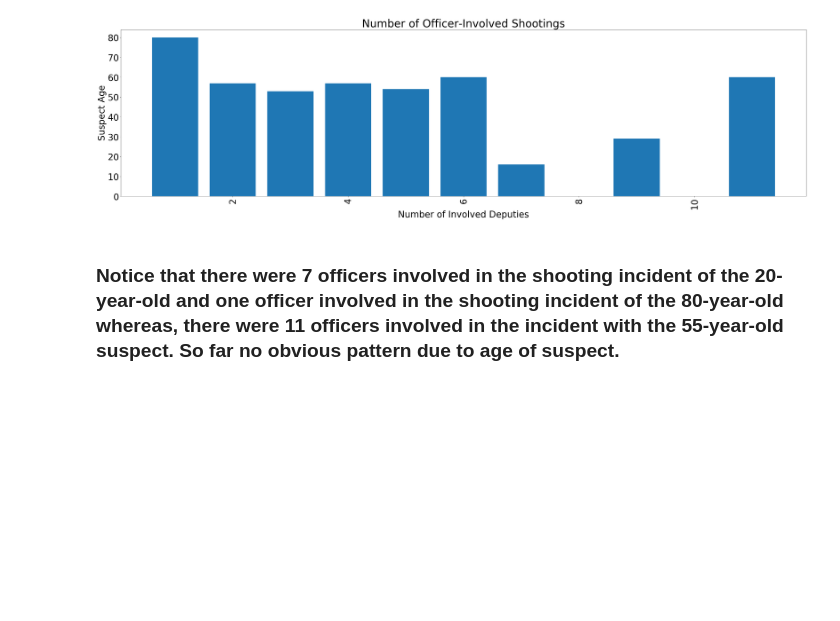
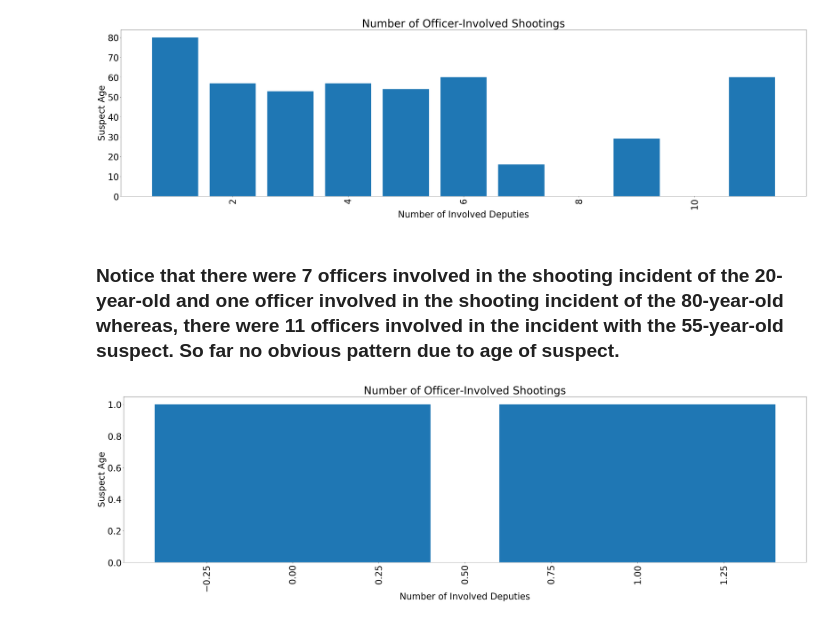
Before and after one commit to SeriousHyena/Sandbox, a Jupyter notebook: Los_Angeles_Police_shootings.ipynb, the cells around one changed output. Cells and saved outputs as stored; diff of their text form; code cells hidden in the pictures; blank space fills up the shorter version.

```diff
--- a/Los_Angeles_Police_shootings.ipynb
+++ b/Los_Angeles_Police_shootings.ipynb
@@ -97,7 +97,7 @@ dtype: int64
 # %% [markdown]
 ## Drop rows with null values by-column name
 # %%
-df = df.dropna(how='any', subset=['on_parole', 'on_probation', 'city', 'reporting_district', 'wounded', 'deceased'])
+df = df.dropna(how='any', subset=['on_parole', 'on_probation', 'city', 'reporting_district', 'wounded', 'deceased', 'under_the_influence'])
 df.isnull().sum()
 new_shape = df.shape[0]
 
@@ -109,6 +111,15 @@ The current number of rows is now  286
 # %% [markdown]
 # Let's fix the 'mental_health_concerns' entries
 ### Let's replace the 'Y' and 'N' values in the 'mental_health_concerns' column with 1 and 0 to make it a binary column so we can do some analysis
+# %%
+
+
+# creating a dict file
+under_influence = {'Y': 1,'N': 0}
+
+# traversing through dataframe
+# values where key matches
+df.under_the_influence = [under_influence[item] for item in df.under_the_influence]
 # %%
 # creating a dict file
 mental_health = {'Y': 1,'N': 0}
@@ -194,3 +201,15 @@ plt.show()
 [figure]
 # %% [markdown]
 ### Notice that there were 7 officers involved in the shooting incident of the 20-year-old and one officer involved in the shooting incident of the 80-year-old whereas, there were 11 officers involved in the incident with the 55-year-old suspect. So far no obvious pattern due to age of suspect.
+# %%
+plt.figure(figsize=[48, 12])
+plt.rcParams.update({'font.size': 35})
+plt.bar(df['mental_health_concerns'], df['deceased'])
+plt.xlabel('Number of Involved Deputies')
+plt.ylabel('Suspect Age')
+plt.title('Number of Officer-Involved Shootings')
+plt.xticks(rotation=90)
+
+plt.show()
+# %% [output]
+[figure, added]
```
Also changed, not shown: parts of 7 cells of this notebook.
